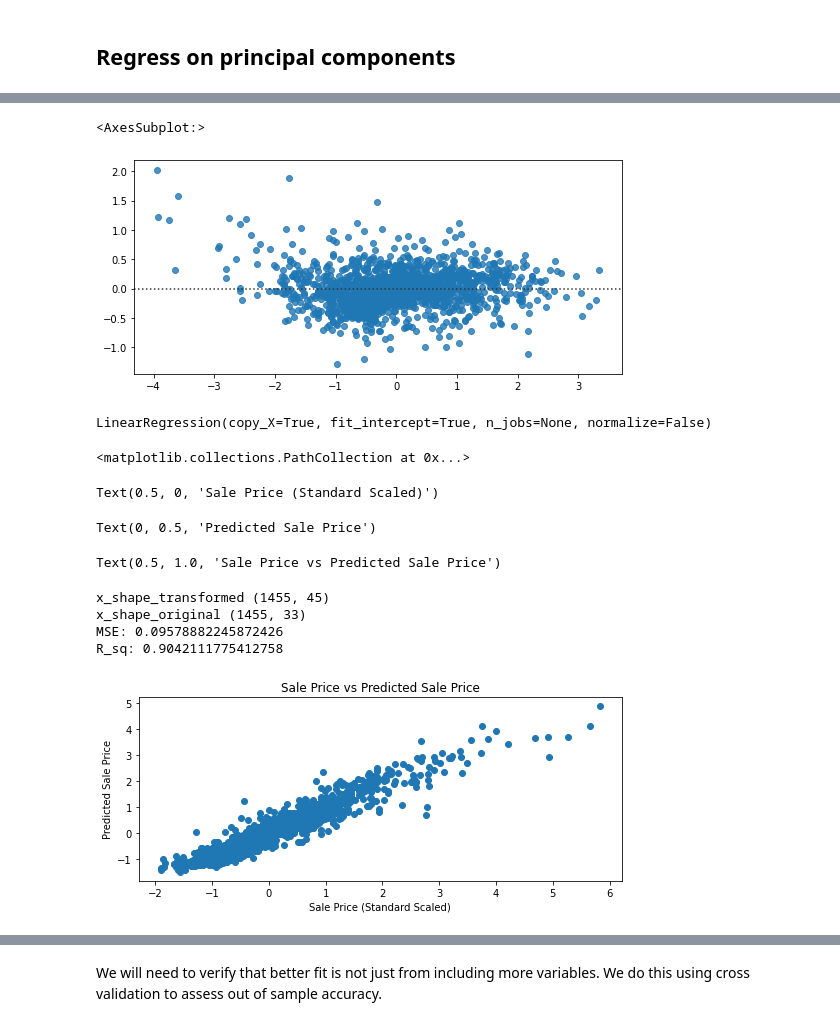
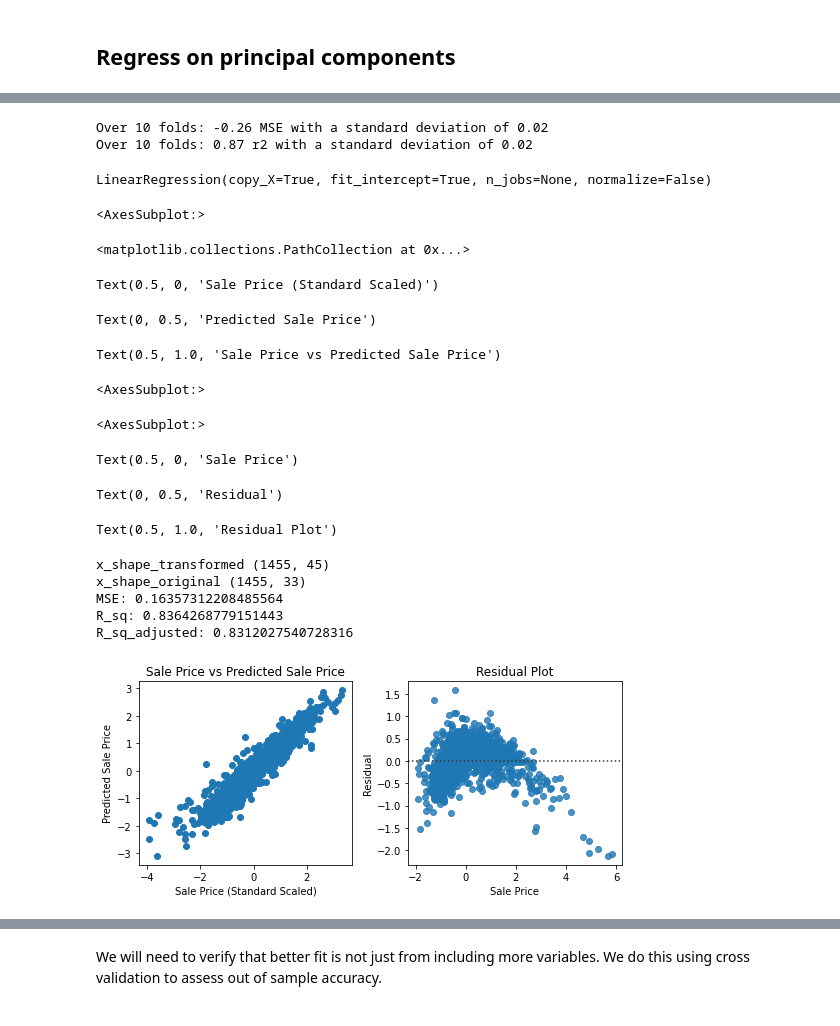
Before and after one commit to Steve-Desilets/MSDS-422-Module-2-Assignment, a Jupyter notebook: Module 2 Assignment - Group 3.ipynb, the cells around one changed output, grey strips where cells are left out. Saved outputs shown, nothing was run; the diff lists cells and outputs as text; code cells hidden in the pictures.

```diff
--- a/Module 2 Assignment - Group 3.ipynb
+++ b/Module 2 Assignment - Group 3.ipynb
@@ -1115,50 +1178,91 @@ R_sq: 0.8735838001698215
-# %%
-# Residuals
-
-sns.residplot(x=y_log_scale, y=y_pred)
-# %% [output]
-<AxesSubplot:>
-[figure, removed]
+# %%
+#define cross-validation method to use
+
+cv = KFold(n_splits=10, random_state=1, shuffle=True)
+
+#build multiple linear regression model
+model = LinearRegression()
+
+#use k-fold CV to evaluate model
+scores_mse = cross_val_score(model, x_pca_scale, y_log_scale, scoring='neg_mean_absolute_error',
+                         cv=cv, n_jobs=-1)
+print("Over 10 folds: %0.2f MSE with a standard deviation of %0.2f" % (scores_mse.mean(), scores_mse.std()))
+
+
+#use k-fold CV to evaluate model R2
+scores_r2 = cross_val_score(model, x_pca_scale, y_log_scale, scoring='r2',
+                         cv=cv, n_jobs=-1)
+print("Over 10 folds: %0.2f r2 with a standard deviation of %0.2f" % (scores_r2.mean(), scores_r2.std()))
+# %% [output]
+Over 10 folds: -0.26 MSE with a standard deviation of 0.02
+Over 10 folds: 0.87 r2 with a standard deviation of 0.02
 # %%
+### FROM PCA ON SALE PRICE WE SEE QUADRATIC PATTERN -- TRY DEGREE 2 POLYNOMIAL
+
 from sklearn.preprocessing import PolynomialFeatures
 
-#define our polynomial model, with whatever degree we want
+#define our polynomial model, degree 2
+
 degree=2
 
 # PolynomialFeatures will create a new matrix consisting of all polynomial combinations
 # of the features with a degree less than or equal to the degree we just gave the model (2)
 poly_model = PolynomialFeatures(degree=degree)
 
 # transform out polynomial features
 poly_x_values = poly_model.fit_transform(x_pca_scale)
 
 regression_model = LinearRegression()
 regression_model.fit(poly_x_values, y_scale)
 y_pred = regression_model.predict(poly_x_values)
 
+plt.subplot(1, 2, 1)
 plt.scatter(y_scale, y_pred)
 plt.xlabel('Sale Price (Standard Scaled)')
 plt.ylabel('Predicted Sale Price')
 plt.title('Sale Price vs Predicted Sale Price')
 
-# Mean Squared Error
+# Residuals
+
+plt.subplot(1, 2, 2)
+sns.residplot(x=y_scale, y=y_pred)
+plt.xlabel('Sale Price')
+plt.ylabel('Residual')
+plt.title('Residual Plot')
+
+
+# SCORES
+
+SS_Residual = sum((y_scale-y_pred)**2)
+SS_Total = sum((y_scale-np.mean(y_scale))**2)
+r_squared = 1 - (float(SS_Residual))/SS_Total
+adjusted_r_squared = 1 - (1-r_squared)*(len(y_scale)-1)/(len(y)-poly_x_values.shape[1]-1)
 
 print('x_shape_transformed',poly_x_values.shape)
 print('x_shape_original',x_scale.shape)
 
 MSE = np.square(np.subtract(y_scale,y_pred)).mean()
 print("MSE:",MSE)
 
 r2 = r2_score(y_scale, y_pred)
-print("R_sq:",r2)
+print("R_sq:",r_squared[0])
+
+print("R_sq_adjusted:", 1 - (1-r_squared[0])*(len(y_scale)-1)/(len(y_scale)-poly_x_values.shape[1]-1))
 # %% [output]
 LinearRegression(copy_X=True, fit_intercept=True, n_jobs=None, normalize=False)
-<matplotlib.collections.PathCollection at 0x...>
+<AxesSubplot:>
-Text(0.5, 0, 'Sale Price (Standard Scaled)')
+<matplotlib.collections.PathCollection at 0x...>
-Text(0, 0.5, 'Predicted Sale Price')
+Text(0.5, 0, 'Sale Price (Standard Scaled)')
-Text(0.5, 1.0, 'Sale Price vs Predicted Sale Price')
+Text(0, 0.5, 'Predicted Sale Price')
-x_shape_transformed (1455, 45)
-x_shape_original (1455, 33)
-MSE: 0.09578882245872426
-R_sq: 0.9042111775412758
+Text(0.5, 1.0, 'Sale Price vs Predicted Sale Price')
+<AxesSubplot:>
+<AxesSubplot:>
+Text(0.5, 0, 'Sale Price')
+Text(0, 0.5, 'Residual')
+Text(0.5, 1.0, 'Residual Plot')
+x_shape_transformed (1455, 45)
+x_shape_original (1455, 33)
+MSE: 0.16357312208485564
+R_sq: 0.8364268779151443
+R_sq_adjusted: 0.8312027540728316
-[figure, old version]
+[figure, new version]
```
Also changed, not shown: parts of 32 cells of this notebook.
